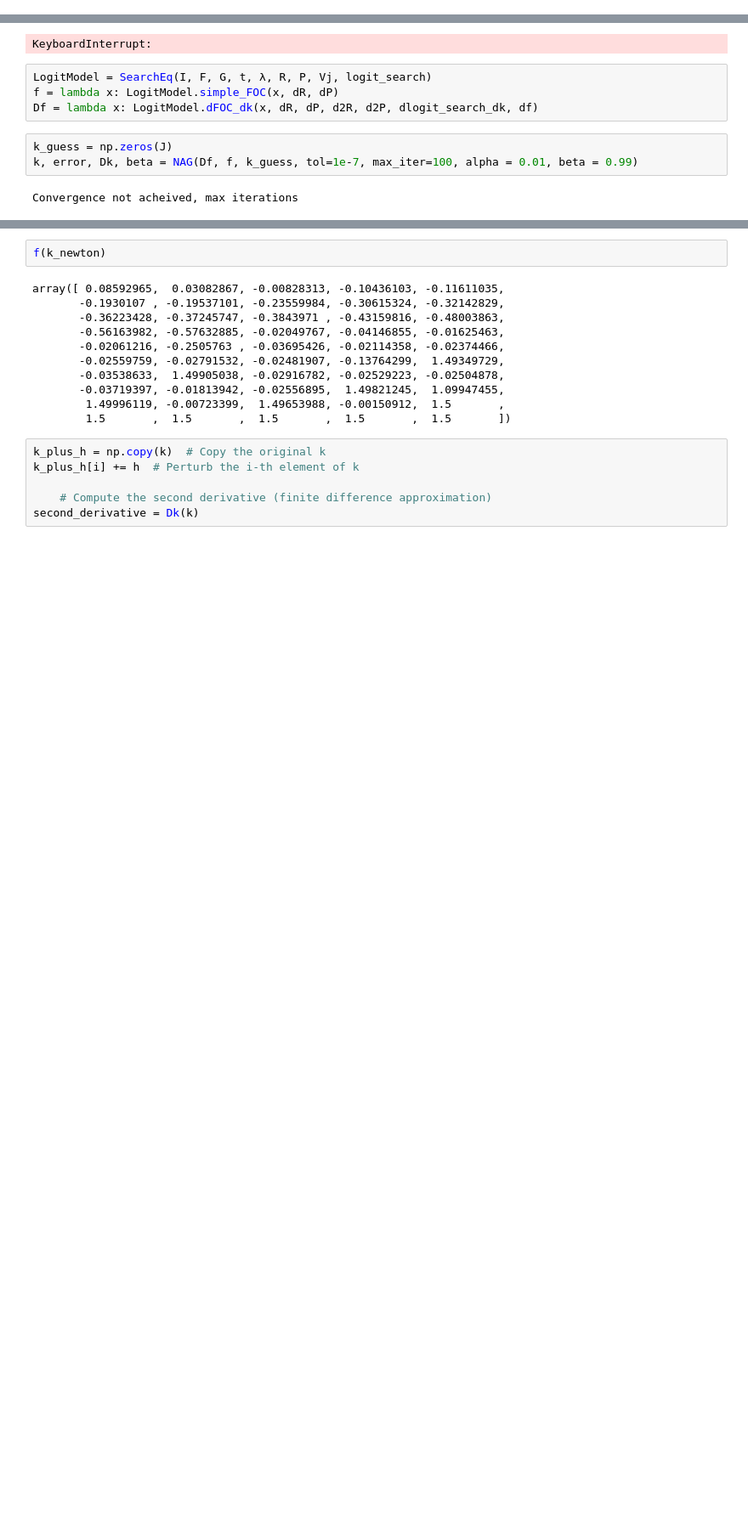
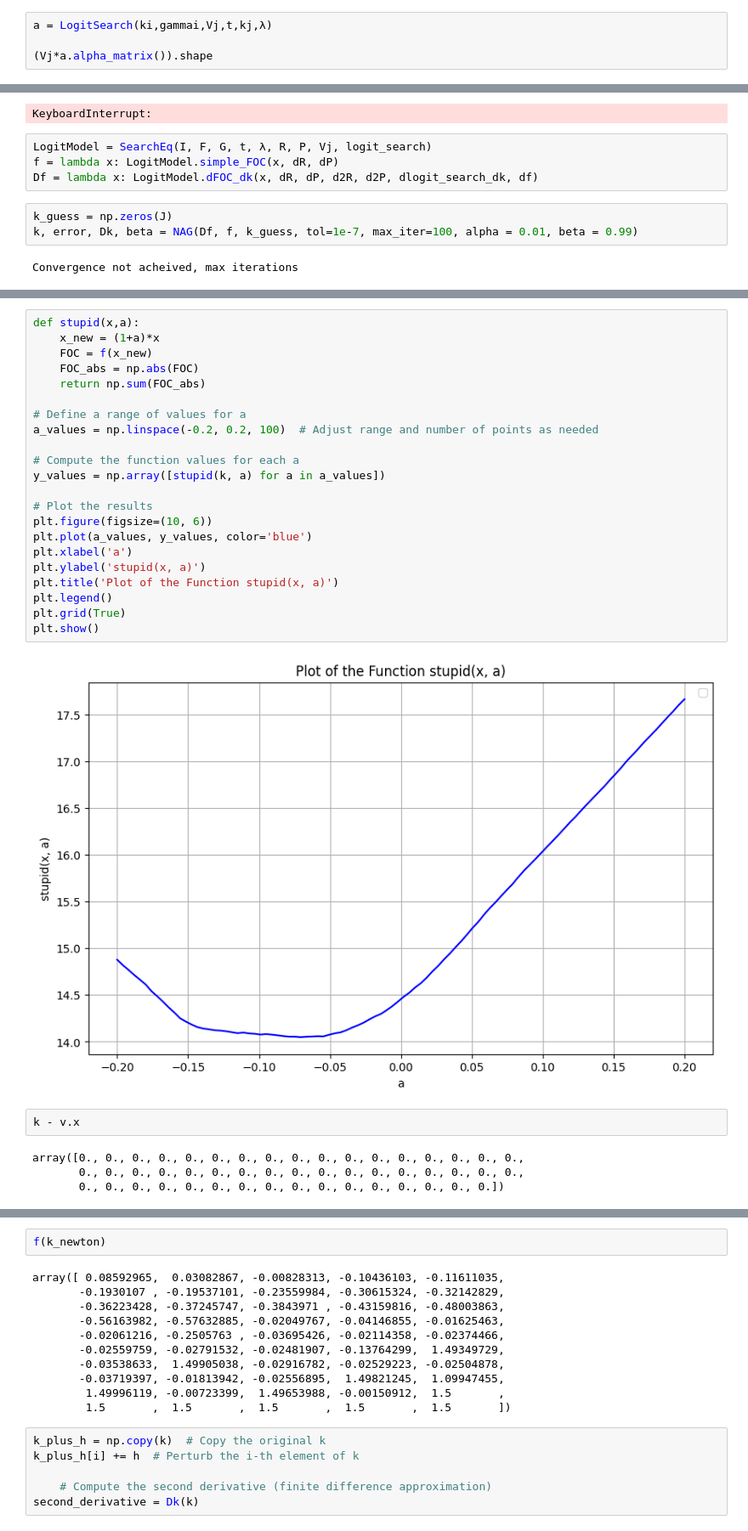
Before and after one commit to LeonTagle/Thesis-Models, a Jupyter notebook: Models.ipynb, the cells around one changed output, grey strips where cells are left out. Shown: that part at 85% size. Cells and saved outputs as stored; diff of their text form; blank space fills up the shorter version.

```diff
--- a/Models.ipynb
+++ b/Models.ipynb
@@ -47,0 +195,4 @@ def dlogit_search_dk(ki,gammai,Vj,t,kj,λ):
+# %%
+a = LogitSearch(ki,gammai,Vj,t,kj,λ)
+
+(Vj*a.alpha_matrix()).shape
@@ -266 +527,31 @@ Convergence not acheived, max iterations
+# %%
+def stupid(x,a):
+    x_new = (1+a)*x
+    FOC = f(x_new)
+    FOC_abs = np.abs(FOC)
+    return np.sum(FOC_abs)
+
+# Define a range of values for a
+a_values = np.linspace(-0.2, 0.2, 100)  # Adjust range and number of points as needed
+
+# Compute the function values for each a
+y_values = np.array([stupid(k, a) for a in a_values])
+
+# Plot the results
+plt.figure(figsize=(10, 6))
+plt.plot(a_values, y_values, color='blue')
+plt.xlabel('a')
+plt.ylabel('stupid(x, a)')
+plt.title('Plot of the Function stupid(x, a)')
+plt.legend()
+plt.grid(True)
+plt.show()
+# %% [output]
+[figure, added]
+# %%
+k - v.x
+# %% [output]
+array([0., 0., 0., 0., 0., 0., 0., 0., 0., 0., 0., 0., 0., 0., 0., 0., 0.,
+       0., 0., 0., 0., 0., 0., 0., 0., 0., 0., 0., 0., 0., 0., 0., 0., 0.,
+       0., 0., 0., 0., 0., 0., 0., 0., 0., 0., 0., 0., 0., 0., 0., 0.])
 # %%
```
Also changed, not shown: parts of 18 cells of this notebook, 1 other file.
